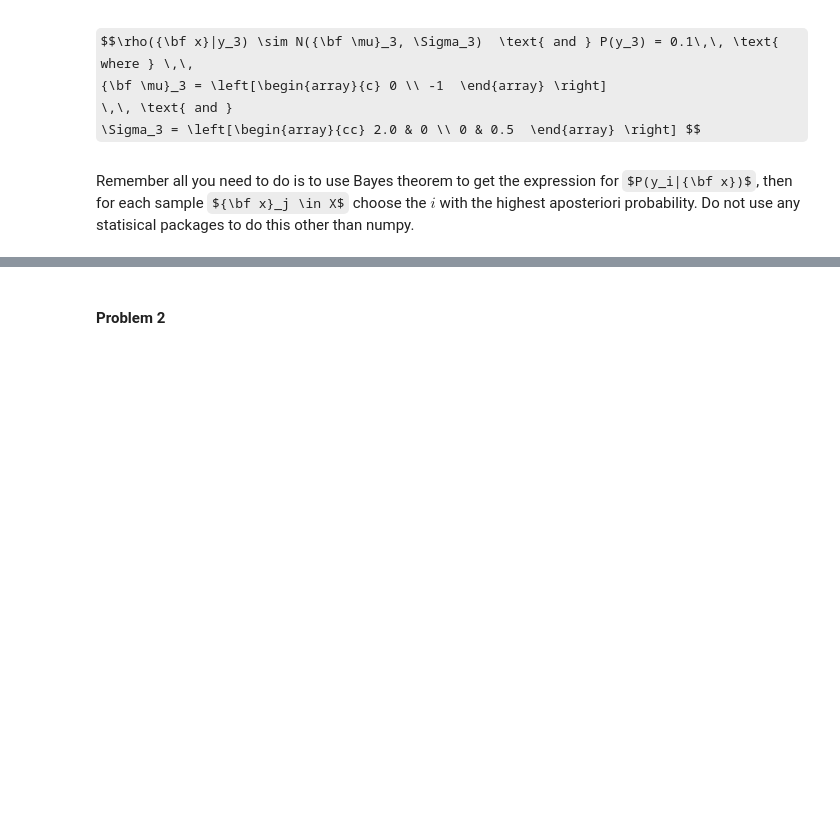
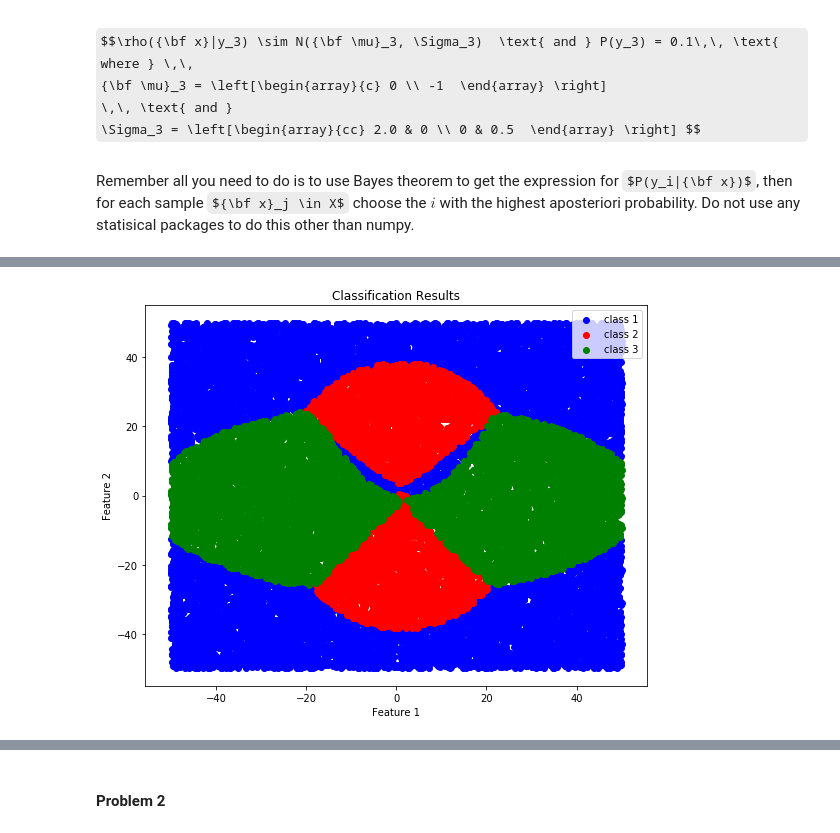
Before and after one commit to dsikka/DL4CV, a Jupyter notebook: HW1/HW1.ipynb, the cells around one changed output, grey strips where cells are left out. Saved outputs shown, nothing was run; the diff lists cells and outputs as text; code cells hidden in the pictures; some formulas as TeX source; blank space fills up the shorter version.

```diff
--- a/HW1/HW1.ipynb
+++ b/HW1/HW1.ipynb
@@ -35,11 +38,9 @@ import matplotlib.pyplot as plt
 # %%
-# Give equation for a multivariate Gaussian distribution (reference)?
-# Write out the equation in clear terms (latex)
+# Determine the class conditional probability by using the above multivariate normal distribution
 def get_class_cond_prob(mean, cov, data_point):
     det=np.linalg.det(cov)
     inv=np.linalg.inv(cov)
     diff=data_point-mean
-    # Need to double check if this is giving the correct value
-    num = np.dot(np.dot(inv, diff.T), diff)
-    class_cond = np.exp(-1/2*num)/(2*np.pi*det**(1/2))
+    numerator = np.matmul(np.matmul(inv, diff.T), diff)
+    class_cond = np.exp(-0.5*numerator)/(2*np.pi*(det**0.5))
     return class_cond
@@ -106,0 +98,20 @@ plt.show()
+# %%
+# Set boundaries for feature space to sample
+lower_x_bound = -50
+lower_y_bound = -50
+upper_x_bound = 50
+upper_y_bound = 50
+
+# Number of points to be sampled from feature space
+num_points = 25000
+
+lower_bounds = [lower_x_bound, lower_y_bound]
+upper_bounds = [upper_x_bound, upper_x_bound]
+
+# Sample data from uniformly with the given bounds
+data_points = np.random.uniform(low=lower_bounds, high=upper_bounds, size=(num_points,2))
+
+# Classify the sampled data and plot to show class boundaries
+determine_boundaries(data_points)
+# %% [output]
+[figure, added]
```
Also changed, not shown: parts of 15 cells of this notebook.
